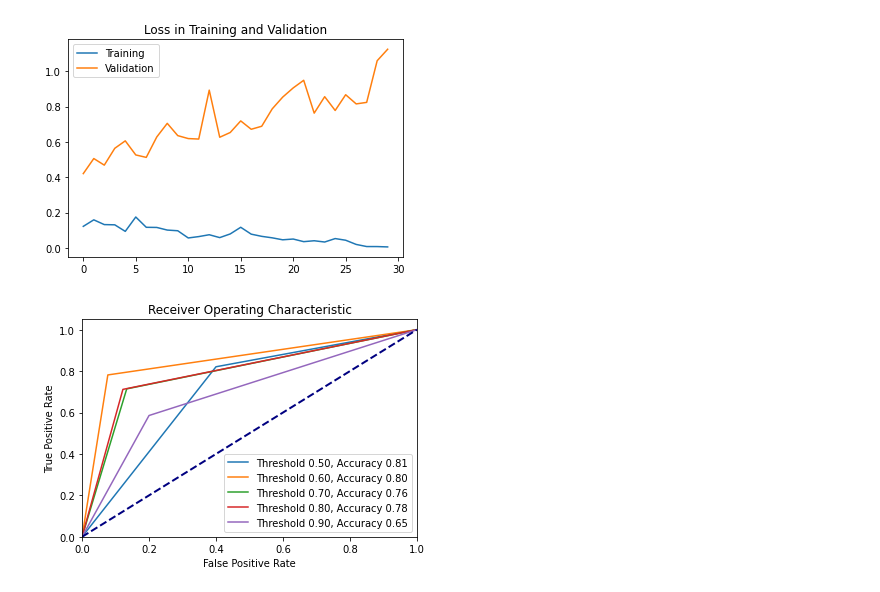
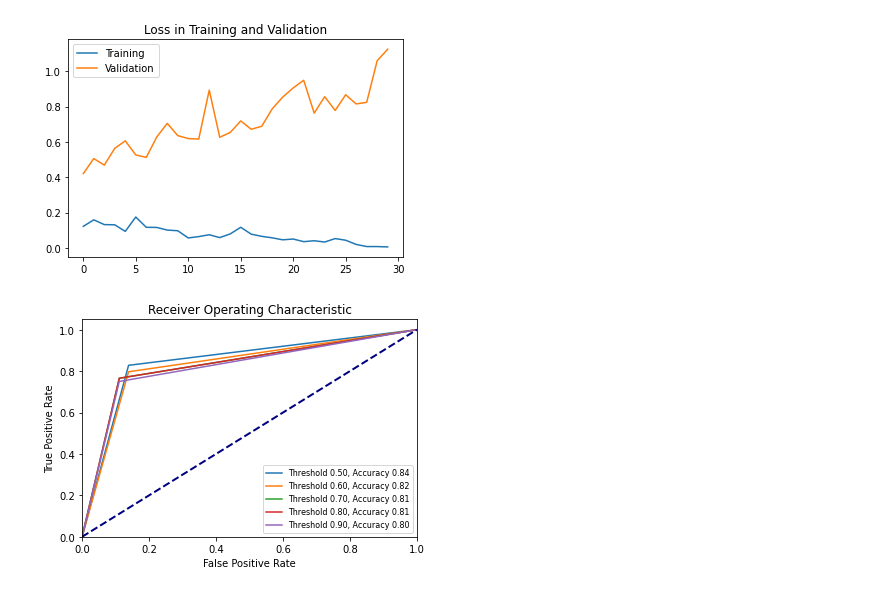
Before and after one commit to jamarcelin/melanoma-classifier, a Jupyter notebook: scripts/complete-notebook.ipynb, the cells around one changed output. Saved outputs shown, nothing was run; the diff lists cells and outputs as text; code cells hidden in the pictures.

```diff
--- a/scripts/complete-notebook.ipynb
+++ b/scripts/complete-notebook.ipynb
@@ -128,6 +128,7 @@ results = []
 # Define arrays to store true positive rates and false positive rates for each threshold
 tpr_array = []
 fpr_array = []
+prelim_images = random_images(filepath, n)
 
 for threshold in threshold_range:
     false_positives = 0
@@ -135,7 +136,7 @@ for threshold in threshold_range:
     accurate_ct = 0
     y_true = []  # True labels
     y_scores = []  # Model's scores
-    images = random_images(filepath, n)
+    images = prelim_images.copy()
 
     for file_tuple in images:
         filename, correct_label = file_tuple[0], file_tuple[1]
@@ -167,17 +168,17 @@ for threshold in threshold_range:
 # %%
 from sklearn.metrics import roc_curve, roc_auc_score, auc
 
 plt.figure()
 for threshold, fpr, tpr, accuracy in results:
     plt.plot(fpr, tpr, label=f'Threshold {threshold:.2f}, Accuracy {accuracy:.2f}')
 
 plt.plot([0, 1], [0, 1], color='navy', lw=2, linestyle='--')
 plt.xlim([0.0, 1.0])
 plt.ylim([0.0, 1.05])
 plt.xlabel('False Positive Rate')
 plt.ylabel('True Positive Rate')
 plt.title('Receiver Operating Characteristic')
-plt.legend(loc='lower right')
+plt.legend(loc='lower right', fontsize='8')
 plt.show()
 # %% [output]
-[figure, old version]
+[figure, new version]
```
